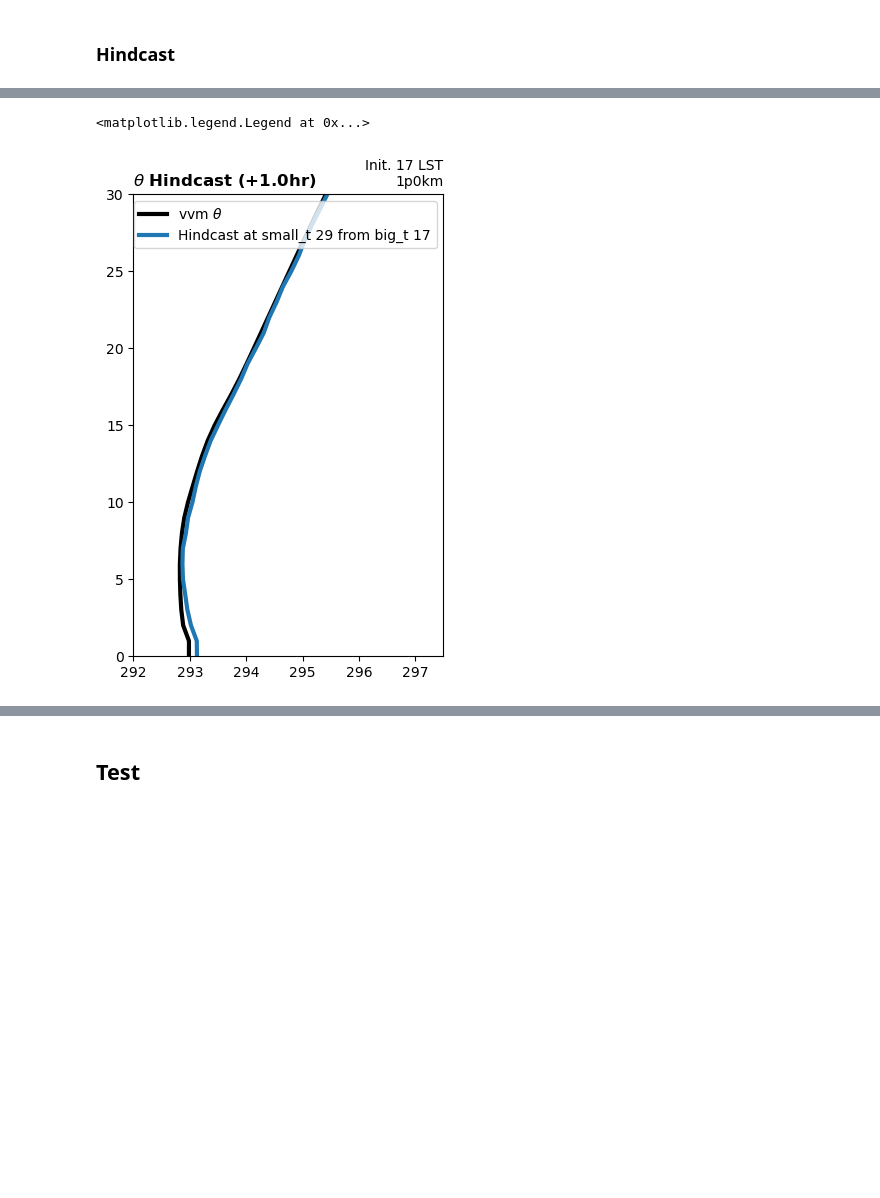
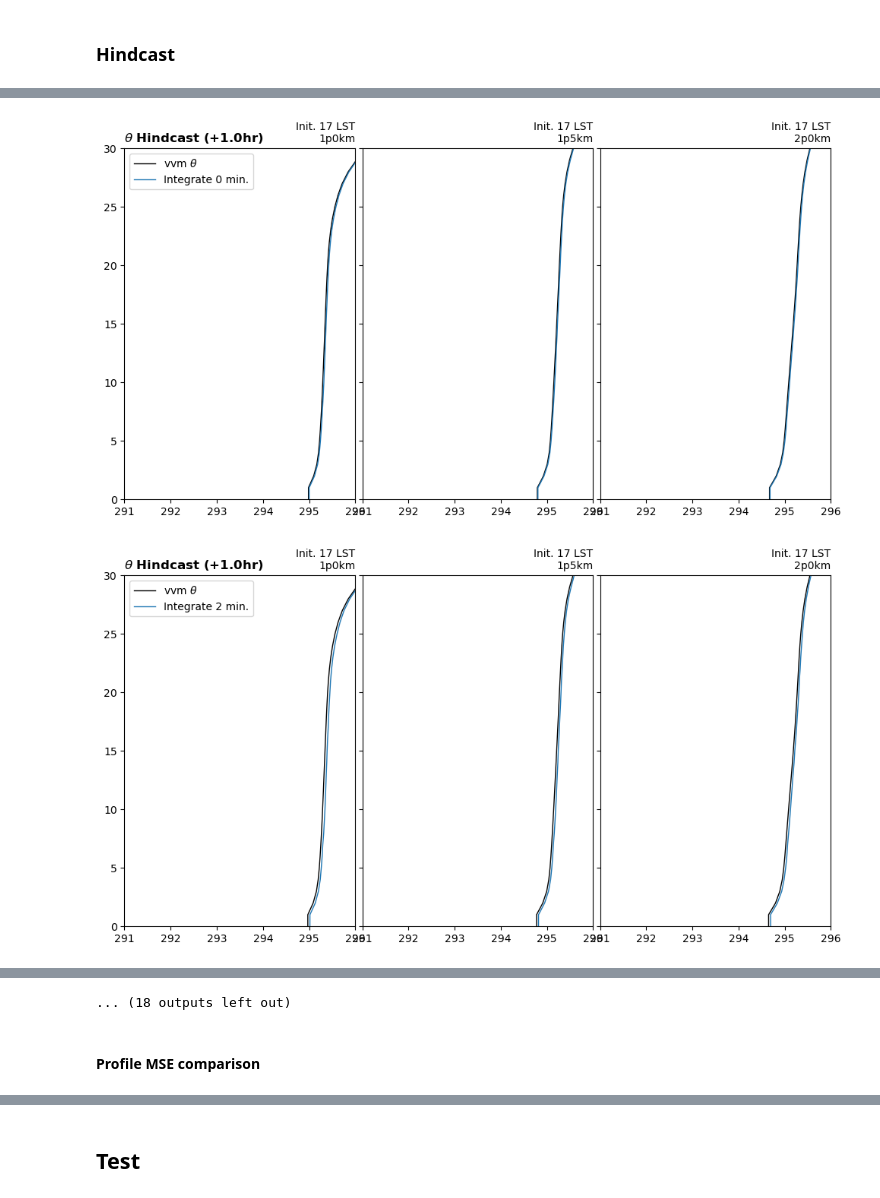
Before and after one commit to Stacy-Guo227/2024_CloudDynamics, a Jupyter notebook: CODE/all_lu_cnn1.ipynb, the cells around one changed output, grey strips where cells are left out. Drawn from its saved outputs; the diff is of its cells as text; code cells hidden in the pictures; blank space fills up the shorter version.

Commit message:
Mod. all_lu_cnn1: Complete hindcast.

```diff
--- a/CODE/all_lu_cnn1.ipynb
+++ b/CODE/all_lu_cnn1.ipynb
@@ -48,3 +50,5 @@ lu_list       = ['bu', 'eb', 'eu', 'gb', 'ge', 'gp', 'gu', 'pb', 'pe', 'pu']
+# %%
+sd_list = ['1p0km', '1p5km', '2p0km']
 # %% [markdown]
 ## Data
 # %%
@@ -59,9 +63,9 @@ class PBLDataset():
         self.ts_state_1d = (0, 391)                 # state (input) time cover, 1 day
 
         # Read data into numpy arrays (tsteps, var, lev)
-        ncs1 = nc.Dataset(f'/home/ch995334/2024ClDyn/TemporaryData/lu_profs/{lu}_1p0km.nc')
-        ncs2 = nc.Dataset(f'/home/ch995334/2024ClDyn/TemporaryData/lu_profs/{lu}_1p5km.nc')
-        ncs3 = nc.Dataset(f'/home/ch995334/2024ClDyn/TemporaryData/lu_profs/{lu}_2p0km.nc')
+        ncs1 = nc.Dataset(f'/home/ch995334/2024ClDyn/TemporaryData/lu_profs/{lu}_{sd_list[0]}.nc')
+        ncs2 = nc.Dataset(f'/home/ch995334/2024ClDyn/TemporaryData/lu_profs/{lu}_{sd_list[1]}.nc')
+        ncs3 = nc.Dataset(f'/home/ch995334/2024ClDyn/TemporaryData/lu_profs/{lu}_{sd_list[2]}.nc')
         th_all_sd = np.concatenate((ncs1.variables['th'][:self.ts_state_1d[1], :].data,
                                     ncs2.variables['th'][:self.ts_state_1d[1], :].data,
                                     ncs3.variables['th'][:self.ts_state_1d[1], :].data), axis=0)
@@ -483,0 +503,11 @@ def hindcast(model, device,
+# %%
+bu_hcast_dict_30 = dict(zip(lu_list, [{} for i in range(len(lu_list))]))
+eb_hcast_dict_30 = dict(zip(lu_list, [{} for i in range(len(lu_list))]))
+eu_hcast_dict_30 = dict(zip(lu_list, [{} for i in range(len(lu_list))]))
+gb_hcast_dict_30 = dict(zip(lu_list, [{} for i in range(len(lu_list))]))
+ge_hcast_dict_30 = dict(zip(lu_list, [{} for i in range(len(lu_list))]))
+gp_hcast_dict_30 = dict(zip(lu_list, [{} for i in range(len(lu_list))]))
+gu_hcast_dict_30 = dict(zip(lu_list, [{} for i in range(len(lu_list))]))
+pb_hcast_dict_30 = dict(zip(lu_list, [{} for i in range(len(lu_list))]))
+pe_hcast_dict_30 = dict(zip(lu_list, [{} for i in range(len(lu_list))]))
+pu_hcast_dict_30 = dict(zip(lu_list, [{} for i in range(len(lu_list))]))
@@ -524,27 +611,34 @@ Big_t 1170/1173 done.
 # %%
-small_t = 29
-big_t   = 17
+# small_t = 29
+# big_t   = 17
 predict_tsteps=30
 # for big_t in range(0, gb_data_dict['th_all_sd'].shape[0], predict_tsteps):
 #     for small_t in range(predict_tsteps):
 #         if big_t+small_t<=gb_data_dict['th_all_sd'].shape[0]:
 #             plt.figure(figsize=(4, 6))
 #             print(big_t+small_t)
 #             plt.plot(gb_data_dict['th_all_sd'][big_t+small_t, 0, :], np.arange(75), label=fr'vvm $\theta$')
 #             plt.plot(gb_hcast_list[big_t+small_t][0, :], np.arange(75),
 #                      label=f'Hindcast at small_t {small_t} from big_t {big_t}')
 #             plt.legend()
-
-# sd_list = ['1p0km', '1p5km', '2p0km']
-# day1_ts = 1137/3
-
-fig, ax = plt.subplots(figsize=(4, 6))
-ax.plot(gb_data_dict['th_all_sd'][big_t*30+small_t, 0, :], np.arange(75), 'k', linewidth=3, label=fr'vvm $\theta$')
-ax.plot(gb_hcast_list[big_t*30+small_t][0, :], np.arange(75), 'tab:blue', linewidth=3,
-         label=f'Hindcast at small_t {small_t} from big_t {big_t}')
-ax.set_xlim(292, 297.5)
-ax.set_ylim(0, 30)
-ax.set_title(fr'$\theta$ Hindcast (+1.0hr)', loc='left', fontweight='bold', fontsize=12)
-ax.set_title(f'Init. {big_t} LST\n1p0km', loc='right', fontsize=10)
-ax.legend()
+oneday_ts = len(gb_hcast_dict_30['gb']['1p0km'])
+# for big_t in range(0, oneday_ts, predict_tsteps):
+#     for small_t in range(predict_tsteps):
+for big_t in range(360, 361):
+    for small_t in range(predict_tsteps):
+        fig, ax = plt.subplots(1, 3, figsize=(12, 6), sharex=True, sharey=True, gridspec_kw={'wspace':0.03})
+        for i, axe in enumerate(ax.flatten()):
+            if big_t+small_t < oneday_ts:
+                axe.plot(np.squeeze(gb_data_dict['th_all_sd'])[int(oneday_ts*i+big_t+small_t), :], np.arange(75), 'k', linewidth=1, label=fr'vvm $\theta$')
+                axe.plot(np.squeeze(eu_hcast_dict_30['gb'][sd_list[i]])[big_t+small_t], np.arange(75), 'tab:blue', linewidth=1,
+                         label=f'Integrate {small_t*2} min.')
+                axe.set_title(f'Init. {int(big_t/30+5)} LST\n{sd_list[i]}', loc='right', fontsize=10)
+        ax[0].set_xlim(291, 296)
+        ax[0].set_ylim(0, 30)
+        ax[0].legend(fontsize=10)
+        ax[0].set_title(fr'$\theta$ Hindcast (+1.0hr)', loc='left', fontweight='bold', fontsize=12)
+        plt.show()
+        plt.close()
 # %% [output]
+[figure, new version]
+[figure, added]
@@ -551,2 +655,3 @@ ax.legend()
-<matplotlib.legend.Legend at 0x...>
+... (18 outputs left out)
-[figure, old version]
+# %% [markdown]
+#### Profile MSE comparison
```
Also changed, not shown: parts of 18 cells of this notebook.
